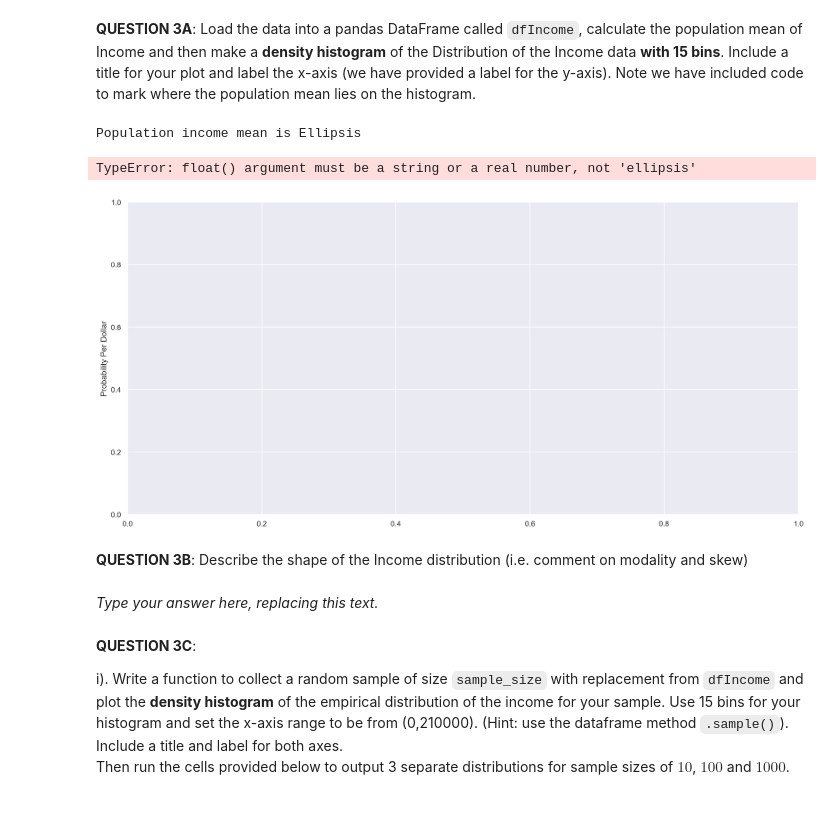
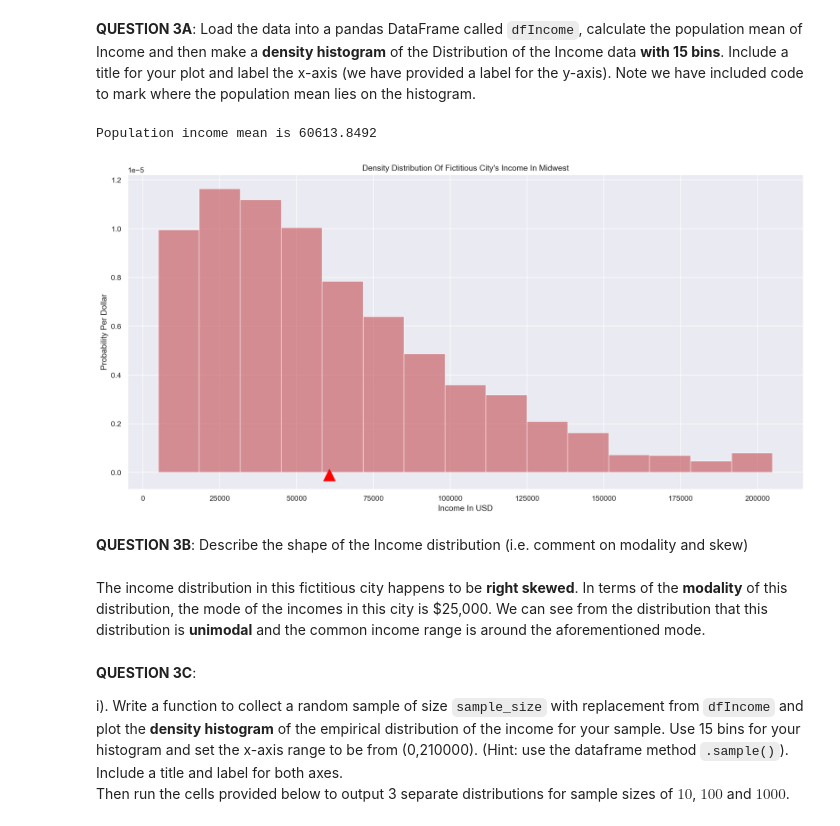
Before and after one commit to QuantumCompiler/CSPB-3022-Introduction-To-Data-Science-With-Probability-And-Statistics, a Jupyter notebook: CSPB 3022 - Assignments/CSPB 3022 - Assignment 8 - CLT And Hypothesis Testing/Assignment 8 - CLT And Hypothesis Testing.ipynb, the cells around one changed output. Drawn from its saved outputs; the diff is of its cells as text; code cells hidden in the pictures.

```diff
--- a/CSPB 3022 - Assignments/CSPB 3022 - Assignment 8 - CLT And Hypothesis Testing/Assignment 8 - CLT And Hypothesis Testing.ipynb
+++ b/CSPB 3022 - Assignments/CSPB 3022 - Assignment 8 - CLT And Hypothesis Testing/Assignment 8 - CLT And Hypothesis Testing.ipynb
@@ -155,22 +155,22 @@ The file `income_data.csv` contains Age and Income information from a fictitious
 **QUESTION 3A**: Load the data into a pandas DataFrame called `dfIncome`, calculate the population mean of Income and then  make a **density histogram** of the Distribution of the Income data **with 15 bins**.   Include a title for your plot and label the x-axis (we have provided a label for the y-axis).
 Note we have included code to mark where the population mean lies on the histogram.
 # %%
-dfIncome = ...
+dfIncome = pd.read_csv("income_data.csv")
 
-mean_income = ...
+mean_income = dfIncome['Income'].mean()
 
 print("Population income mean is", mean_income)
 
-...
+plt.hist(dfIncome['Income'], bins=15, density=True, alpha=0.6, color='r')
 # write code to plot density histogram above this line
-
+plt.xlabel("Income In USD")
 plt.ylabel("Probability Per Dollar") # Since this is a density histogram, the y-units are probability per unit x
+plt.title("Density Distribution Of Fictitious City's Income In Midwest")
 #Add a triangle marker to indicate where the population mean is
-plt.scatter(mean_income, -.0000001, marker='^', color='red', s=300)
+plt.scatter(mean_income, -.0000001, marker='^', color='red', s=300);
 # %% [output]
-Population income mean is Ellipsis
+Population income mean is 60613.8492
-TypeError: float() argument must be a string or a real number, not 'ellipsis'
-[figure, old version]
+[figure, new version]
 # %% [markdown]
 <!-- END QUESTION -->
 
@@ -178,7 +178,7 @@ TypeError: float() argument must be a string or a real number, not 'ellipsis'
 
 **QUESTION 3B**: Describe the shape of the Income distribution (i.e. comment on modality and skew)
 # %% [markdown]
-_Type your answer here, replacing this text._
+The income distribution in this fictitious city happens to be **right skewed**. In terms of the **modality** of this distribution, the mode of the incomes in this city is $25,000. We can see from the distribution that this distribution is **unimodal** and the common income range is around the aforementioned mode.
 # %% [markdown]
 <!-- END QUESTION -->
 
```
Also changed, not shown: parts of 11 cells of this notebook.
